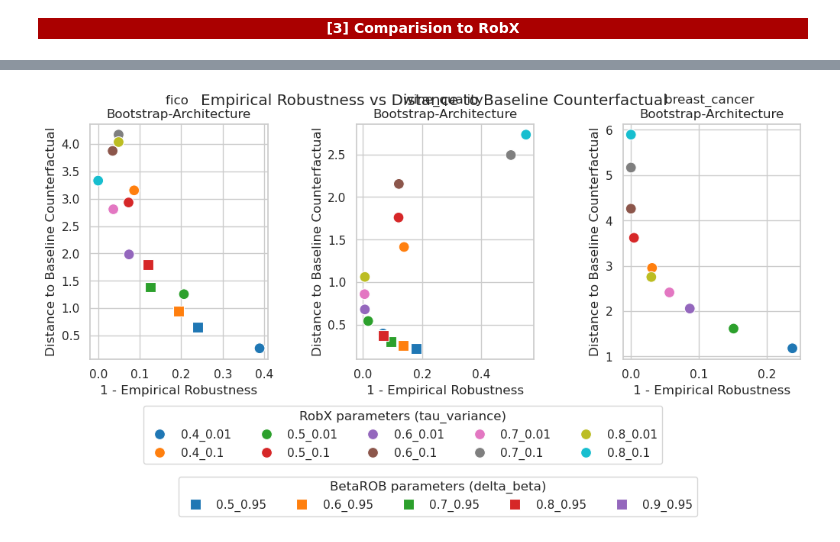
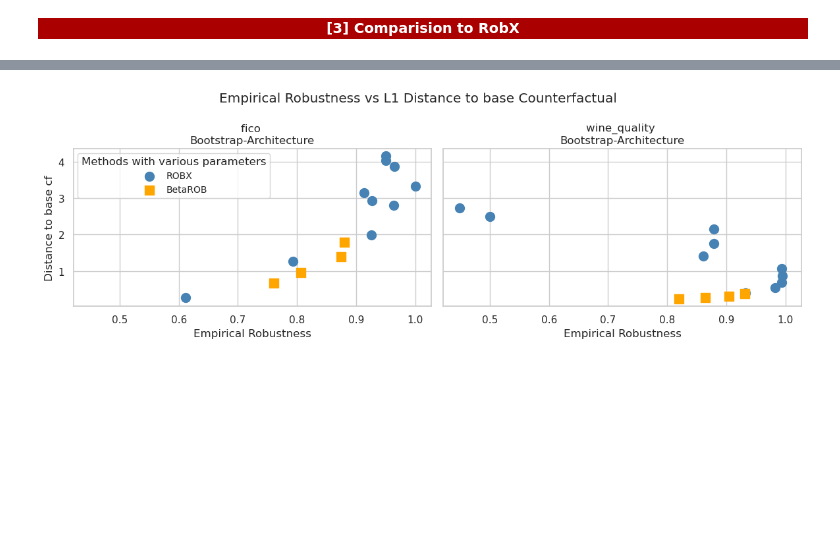
Before and after one commit to istepka/betarce, a Jupyter notebook: exp_vis.ipynb, the cells around one changed output, grey strips where cells are left out. Cells and saved outputs as stored; diff of their text form; code cells hidden in the pictures; blank space fills up the shorter version.

Commit message:
Update visualization

```diff
--- a/exp_vis.ipynb
+++ b/exp_vis.ipynb
@@ -340,9 +340,10 @@ plt.savefig(f'{images_dir}/3_empirical_robustness_vs_tau_variance.png', dpi=300,
 
 
 datasets = robx_raw_df['dataset_name'].unique()
+datasets = datasets[datasets != 'breast_cancer']
 experiment_types = robx_raw_df['experiment_type'].unique()
 
-fig, axes = plt.subplots(ncols=len(datasets), nrows=len(experiment_types), figsize=(12, 4))
+fig, axes = plt.subplots(ncols=len(datasets), nrows=len(experiment_types), figsize=(12, 4), sharex=True, sharey=True)
 
 # sns.set_theme(style='whitegrid', font_scale=1)
 
@@ -353,62 +354,89 @@ for i, experiment_type in enumerate(experiment_types):
         ite = i * len(experiment_types) + j
 
         tmp_robx_df = robx_raw_df.copy()
         tmp_robx_df = tmp_robx_df[(tmp_robx_df['dataset_name'] == dataset) & (tmp_robx_df['experiment_type'] == experiment_type)]
-        tmp_robx_df['robust_counterfactual_validity_model2'] = 1 - tmp_robx_df['robust_counterfactual_validity_model2'].astype(float)
+        tmp_robx_df['robust_counterfactual_validity_model2'] = tmp_robx_df['robust_counterfactual_validity_model2'].astype(float)
         robx_agg_empirical = tmp_robx_df.groupby(['tau', 'variance'])['robust_counterfactual_validity_model2'].mean().reset_index()
         robx_agg_dist_to_baseline = tmp_robx_df.groupby(['tau', 'variance'])['robust_counterfactual_L1_distance_from_base_cf'].mean().reset_index()
 
         tmp_raw_df = raw_df.copy()
         tmp_raw_df = tmp_raw_df[(tmp_raw_df['dataset_name'] == dataset) & (tmp_raw_df['experiment_type'] == experiment_type)]
-        tmp_raw_df['robust_counterfactual_validity_model2'] = 1 - tmp_raw_df['robust_counterfactual_validity_model2'].astype(float)
+        tmp_raw_df['robust_counterfactual_validity_model2'] = tmp_raw_df['robust_counterfactual_validity_model2'].astype(float)
         betarob_agg_empirical = tmp_raw_df.groupby(['delta_robustness', 'beta_confidence'])['robust_counterfactual_validity_model2'].mean().reset_index()
         betarob_agg_dist_to_baseline = tmp_raw_df.groupby(['delta_robustness', 'beta_confidence'])['robust_counterfactual_L1_distance_from_base_cf'].mean().reset_index()
 
 
         # Create scatter plot of dist vs empirical for both ROBX and BetaROB
         robx_merge = pd.merge(robx_agg_empirical, robx_agg_dist_to_baseline, on=['tau', 'variance'], suffixes=('_empirical', '_dist'))
         robx_merge['tau_var'] = robx_merge['tau'].astype(str) + '_' + robx_merge['variance'].astype(str)
 
         betarob_merge = pd.merge(betarob_agg_empirical, betarob_agg_dist_to_baseline, left_on=['delta_robustness', 'beta_confidence'], right_on=['delta_robustness', 'beta_confidence'], suffixes=('_empirical', '_dist'))
         betarob_merge['delta_beta'] = betarob_merge['delta_robustness'].astype(str) + '_' + betarob_merge['beta_confidence'].astype(str)
 
-        g1 = sns.scatterplot(data=robx_merge,
-                        x='robust_counterfactual_validity_model2',
-                        y='robust_counterfactual_L1_distance_from_base_cf',
-                        hue='tau_var',
-                        ax=ax[ite],
-                        marker='o',
-                        s=100,
-                        palette='tab10',
-                        legend=True if i == 0 and j == 0 else False
+        ax[ite].scatter(x=robx_merge['robust_counterfactual_validity_model2'],
+                    y=robx_merge['robust_counterfactual_L1_distance_from_base_cf'],
+                    c='steelblue',
+                    marker='o',
+                    s=100,
+                    # cmap='tab10',
+                    label='ROBX'
         )
 
-        g2 = sns.scatterplot(data=betarob_merge,
-                        x='robust_counterfactual_validity_model2',
-                        y='robust_counterfactual_L1_distance_from_base_cf',
-                        hue='delta_beta',
-                        ax=ax[ite],
-                        marker='s',
-                        s=100,
-                        palette='tab10',
-                        legend=True if i == 0 and j == 1 else False
+        ax[ite].scatter(x=betarob_merge['robust_counterfactual_validity_model2'],
+                    y=betarob_merge['robust_counterfactual_L1_distance_from_base_cf'],
+                    c='orange',
+                    marker='s',
+                    s=100,
+                    # cmap='tab10',
+                    label='BetaROB'
         )
 
-        ax[ite].set_xlabel('1 - Empirical Robustness')
-        ax[ite].set_ylabel('Distance to Baseline Counterfactual')
+
+        ax[ite].set_xlabel('Empirical Robustness')
+
+        if j == 0:
+            ax[ite].set_ylabel('Distance to base cf')
         ax[ite].set_title(f'{dataset} \n{experiment_type}')
 
-        if i == 0 and j == 0 or i == 0 and j == 1:
-            if i == 0 and j == 0:
-                ax[ite].legend(title='RobX parameters (tau_variance)',  ncol=5, bbox_to_anchor=(0.3, -0.2), loc=2, borderaxespad=0.)
-            else:
-                ax[ite].legend(title='BetaROB parameters (delta_beta)', ncol=5, bbox_to_anchor=(-1, -0.5), loc=2, borderaxespad=0.)
-        # ax.set_legend(bbox_to_anchor=(1.05, 1), loc=2, borderaxespad=0., ncols=3, title='Methods and Parameters')
+        if i == 0 and j == 0:
+            ax[ite].legend(title='Methods with various parameters', fontsize=10)
 
-# Increase padding between subplots
-plt.subplots_adjust(wspace=0.5, hspace=1)
 
-plt.suptitle('Empirical Robustness vs Distance to Baseline Counterfactual')
+        # # Add labels to the points
+        # for k, row in robx_merge.iterrows():
+        #     ax[ite].text(row['robust_counterfactual_validity_model2'] - 0.04,
+        #                  row['robust_counterfactual_L1_distance_from_base_cf'],
+        #                  row['tau'],
+        #                  fontsize=9,
+        #                  alpha=0.5
+        #     )
+        #     ax[ite].text(row['robust_counterfactual_validity_model2'] + 0.02,
+        #                  row['robust_counterfactual_L1_distance_from_base_cf'],
+        #                  row['variance'],
+        #                  fontsize=9,
+        #                  alpha=0.5
+        #     )
+        # for k, row in betarob_merge.iterrows():
+        #     ax[ite].text(row['robust_counterfactual_validity_model2'] - 0.035,
+        #                  row['robust_counterfactual_L1_distance_from_base_cf'],
+        #                  row['delta_robustness'],
+        #                  fontsize=9,
+        #                  alpha=0.9,
+        #                  color='#ffa500',
+        #     )
+        #     ax[ite].text(row['robust_counterfactual_validity_model2'] + 0.01,
+        #                  row['robust_counterfactual_L1_distance_from_base_cf'] ,
+        #                  row['beta_confidence'],
+        #                  fontsize=9,
+        #                  alpha=0.9,
+        #                 color='#ffa500',
+        #     )
+
+
+
+plt.suptitle('Empirical Robustness vs L1 Distance to base Counterfactual')
 plt.tight_layout()
+
+plt.savefig(f'{images_dir}/3_empirical_robustness_vs_l1_distance.png', dpi=300, bbox_inches='tight')
 # %% [output]
-[figure, old version]
+[figure, new version]
```
Also changed, not shown: parts of 15 cells of this notebook.
